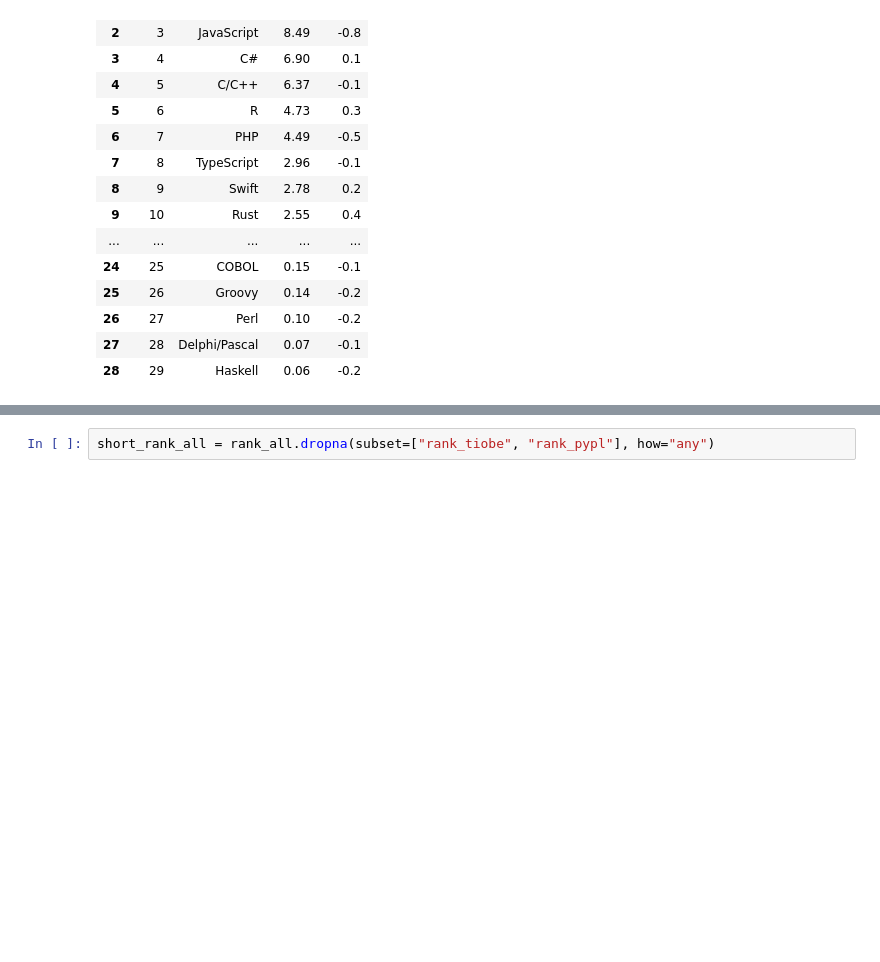
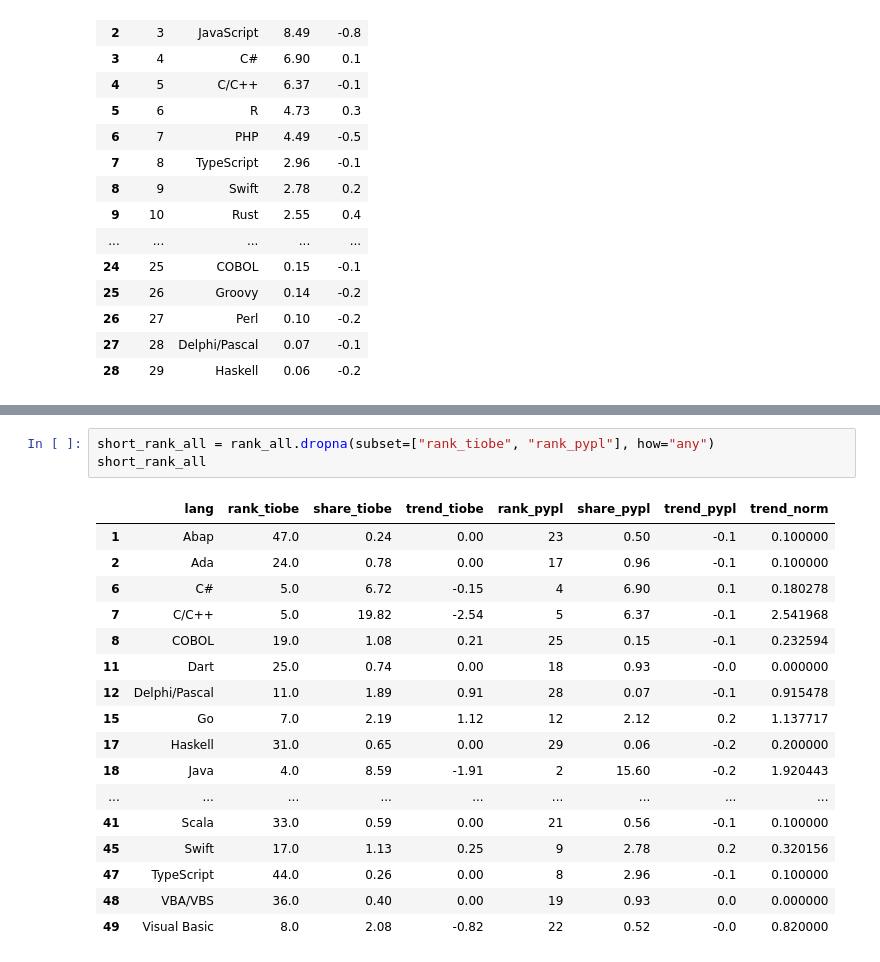
Before and after one commit to HexQuant/lang_rank, a Jupyter notebook: lang_rank.ipynb, the cells around one changed output, grey strips where cells are left out. Drawn from its saved outputs; the diff is of its cells as text; blank space fills up the shorter version.

```diff
--- a/lang_rank.ipynb
+++ b/lang_rank.ipynb
@@ -203,5 +203,24 @@ rank_all
 # %%
 short_rank_all = rank_all.dropna(subset=["rank_tiobe", "rank_pypl"], how="any")
+short_rank_all
+# %% [output]
+|  | lang | rank_tiobe | share_tiobe | trend_tiobe | rank_pypl | share_pypl | trend_pypl | trend_norm |
+| 1 | Abap | 47.0 | 0.24 | 0.00 | 23 | 0.50 | -0.1 | 0.100000 |
+| 2 | Ada | 24.0 | 0.78 | 0.00 | 17 | 0.96 | -0.1 | 0.100000 |
+| 6 | C# | 5.0 | 6.72 | -0.15 | 4 | 6.90 | 0.1 | 0.180278 |
+| 7 | C/C++ | 5.0 | 19.82 | -2.54 | 5 | 6.37 | -0.1 | 2.541968 |
+| 8 | COBOL | 19.0 | 1.08 | 0.21 | 25 | 0.15 | -0.1 | 0.232594 |
+| 11 | Dart | 25.0 | 0.74 | 0.00 | 18 | 0.93 | -0.0 | 0.000000 |
+| 12 | Delphi/Pascal | 11.0 | 1.89 | 0.91 | 28 | 0.07 | -0.1 | 0.915478 |
+| 15 | Go | 7.0 | 2.19 | 1.12 | 12 | 2.12 | 0.2 | 1.137717 |
+| 17 | Haskell | 31.0 | 0.65 | 0.00 | 29 | 0.06 | -0.2 | 0.200000 |
+| 18 | Java | 4.0 | 8.59 | -1.91 | 2 | 15.60 | -0.2 | 1.920443 |
+| ... | ... | ... | ... | ... | ... | ... | ... | ... |
+| 41 | Scala | 33.0 | 0.59 | 0.00 | 21 | 0.56 | -0.1 | 0.100000 |
+| 45 | Swift | 17.0 | 1.13 | 0.25 | 9 | 2.78 | 0.2 | 0.320156 |
+| 47 | TypeScript | 44.0 | 0.26 | 0.00 | 8 | 2.96 | -0.1 | 0.100000 |
+| 48 | VBA/VBS | 36.0 | 0.40 | 0.00 | 19 | 0.93 | 0.0 | 0.000000 |
+| 49 | Visual Basic | 8.0 | 2.08 | -0.82 | 22 | 0.52 | -0.0 | 0.820000 |
 # %%
 def norm(a, b) -> float:
     return (a**2 + b**2)**(1/2)
```
Also changed, not shown: parts of 4 cells of this notebook, 1 other file.
